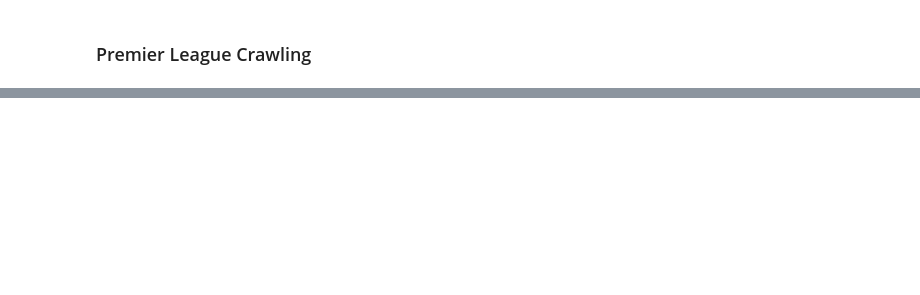
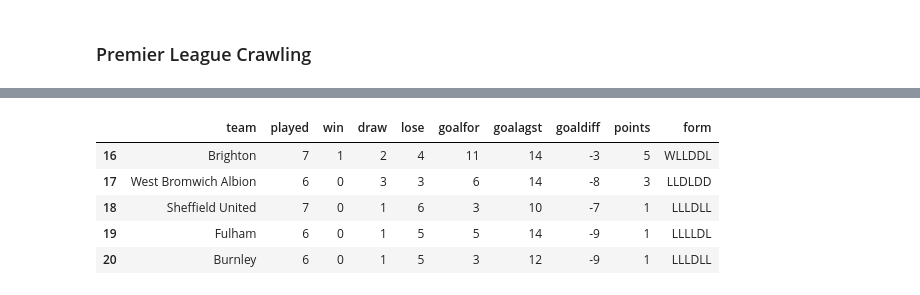
Before and after one commit to timeno10/how_to_use, a Jupyter notebook: 02_crawling_table_data.ipynb, the cells around one changed output, grey strips where cells are left out. Saved outputs shown, nothing was run; the diff lists cells and outputs as text; code cells hidden in the pictures; blank space fills up the shorter version.

```diff
--- a/02_crawling_table_data.ipynb
+++ b/02_crawling_table_data.ipynb
@@ -53,3 +46,13 @@ table_df
 | 18 | Sheffield United | 7 | 0 | 1 | 6 | 3 | 10 | -7 | 1 | LLLDLL |
 | 19 | Fulham | 6 | 0 | 1 | 5 | 5 | 14 | -9 | 1 | LLLLDL |
 | 20 | Burnley | 6 | 0 | 1 | 5 | 3 | 12 | -9 | 1 | LLLDLL |
+# %%
+table_df.columns = ['team','played','win','draw','lose','goalfor','goalagst','goaldiff','points','form']
+table_df.tail()
+# %% [output]
+|  | team | played | win | draw | lose | goalfor | goalagst | goaldiff | points | form |
+| 16 | Brighton | 7 | 1 | 2 | 4 | 11 | 14 | -3 | 5 | WLLDDL |
+| 17 | West Bromwich Albion | 6 | 0 | 3 | 3 | 6 | 14 | -8 | 3 | LLDLDD |
+| 18 | Sheffield United | 7 | 0 | 1 | 6 | 3 | 10 | -7 | 1 | LLLDLL |
+| 19 | Fulham | 6 | 0 | 1 | 5 | 5 | 14 | -9 | 1 | LLLLDL |
+| 20 | Burnley | 6 | 0 | 1 | 5 | 3 | 12 | -9 | 1 | LLLDLL |
```
Also changed, not shown: parts of 5 cells of this notebook.
